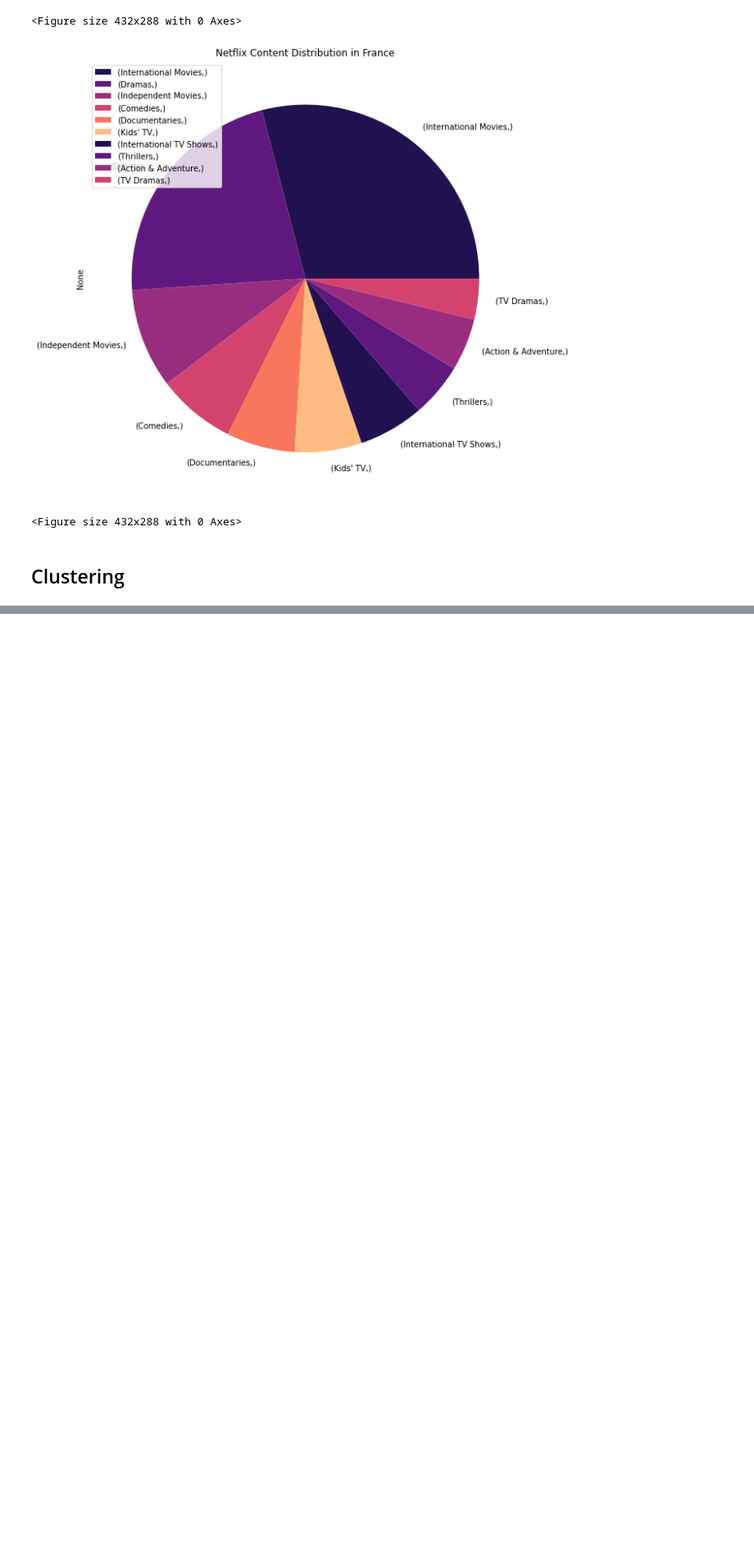
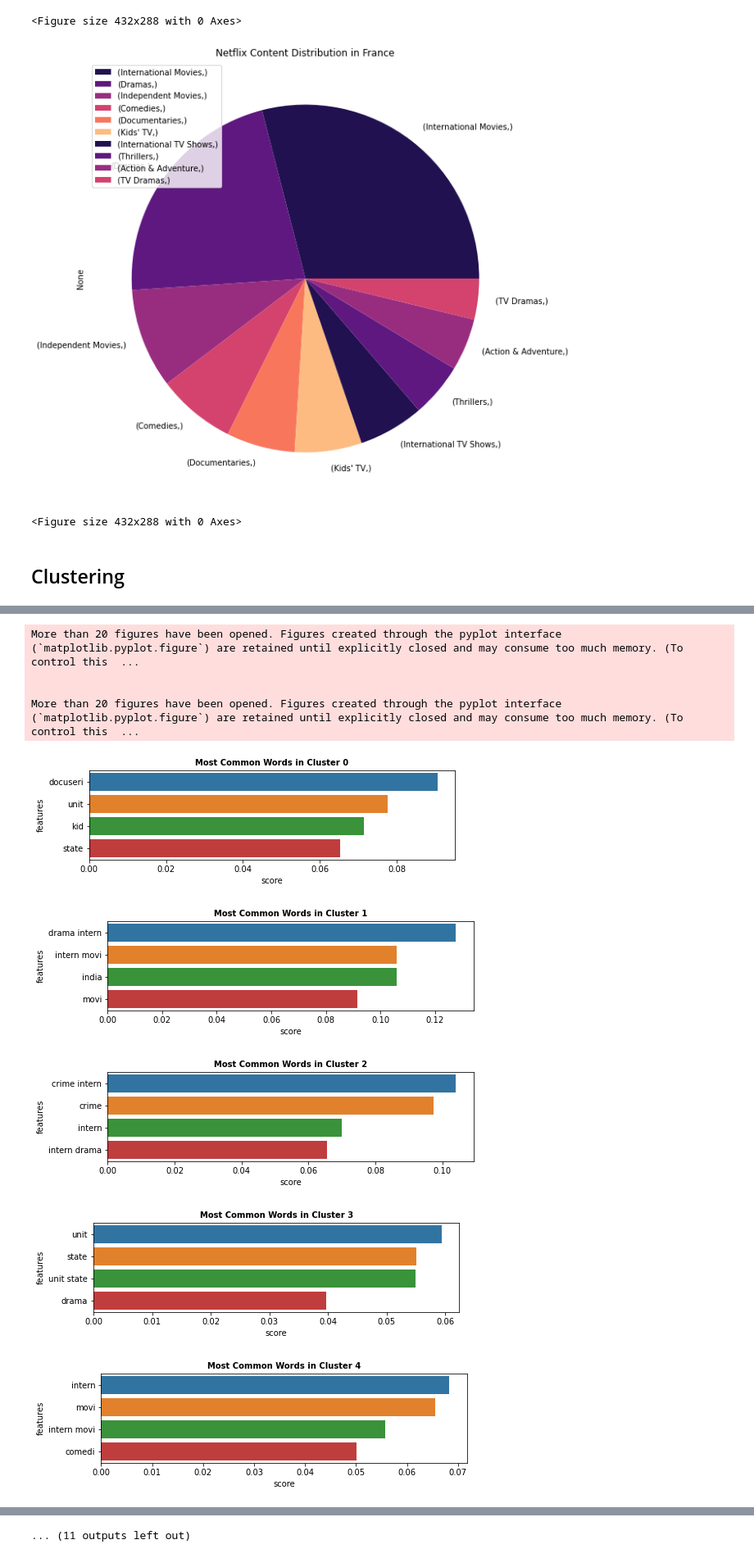
Before and after one commit to NayanaPradeep/Netflix-Movies-and-TV-Shows-Clustering, a Jupyter notebook: NETFLIX_MOVIES_AND_TV_SHOWS_CLUSTERING.ipynb, the cells around one changed output, grey strips where cells are left out. Shown at 82% size. Cells and saved outputs as stored; diff of their text form; code cells hidden in the pictures; blank space fills up the shorter version.

```diff
--- a/NETFLIX_MOVIES_AND_TV_SHOWS_CLUSTERING.ipynb
+++ b/NETFLIX_MOVIES_AND_TV_SHOWS_CLUSTERING.ipynb
@@ -964,0 +912,7 @@ df[df['cluster'] == 11][['type','title','director','cast','country','rating','li
+# %%
+clusters = model.predict(X_train_vc)
+# %%
+df["ClusterName"] = clusters
+# Convert the label (Product) to numeric using the pd factorize function
+#df['category_id'] = dataset['Product'].factorize()[0]
+df.head(20)
@@ -964,0 +952,33 @@ df[df['cluster'] == 11][['type','title','director','cast','country','rating','li
+# %%
+def get_top_features_cluster(tf_idf_array, prediction, n_feats):
+    labels = np.unique(prediction)
+    dfs = []
+    for label in labels:
+        id_temp = np.where(prediction==label) # indices for each cluster
+        x_means = np.mean(tf_idf_array[id_temp], axis = 0) # returns average score across cluster
+        sorted_means = np.argsort(x_means)[::-1][:n_feats] # indices with top 20 scores
+        features = vectorizer.get_feature_names()
+        best_features = [(features[i], x_means[i]) for i in sorted_means]
+        df = pd.DataFrame(best_features, columns = ['features', 'score'])
+        dfs.append(df)
+    return dfs
+
+
+def plotWords(dfs, n_feats):
+    for i in range(0, len(dfs)):
+        plt.figure(figsize=(8, 2))
+        plt.title(("Most Common Words in Cluster {}".format(i)), fontsize=10, fontweight='bold')
+        sns.barplot(x = 'score' , y = 'features', orient = 'h' , data = dfs[i][:n_feats])
+
+dfs = get_top_features_cluster(X_train_vc.toarray(), prediction, 4)
+plotWords(dfs, 13)
+# %% [output]
+More than 20 figures have been opened. Figures created through the pyplot interface (`matplotlib.pyplot.figure`) are retained until explicitly closed and may consume too much memory. (To control this  ...
+
+
+More than 20 figures have been opened. Figures created through the pyplot interface (`matplotlib.pyplot.figure`) are retained until explicitly closed and may consume too much memory. (To control this  ...
+[figure, added]
+[figure, added]
+[figure, added]
+[figure, added]
+[figure, added]
@@ -964,0 +991 @@ df[df['cluster'] == 11][['type','title','director','cast','country','rating','li
+... (11 outputs left out)
```
Also changed, not shown: parts of 55 cells of this notebook.
